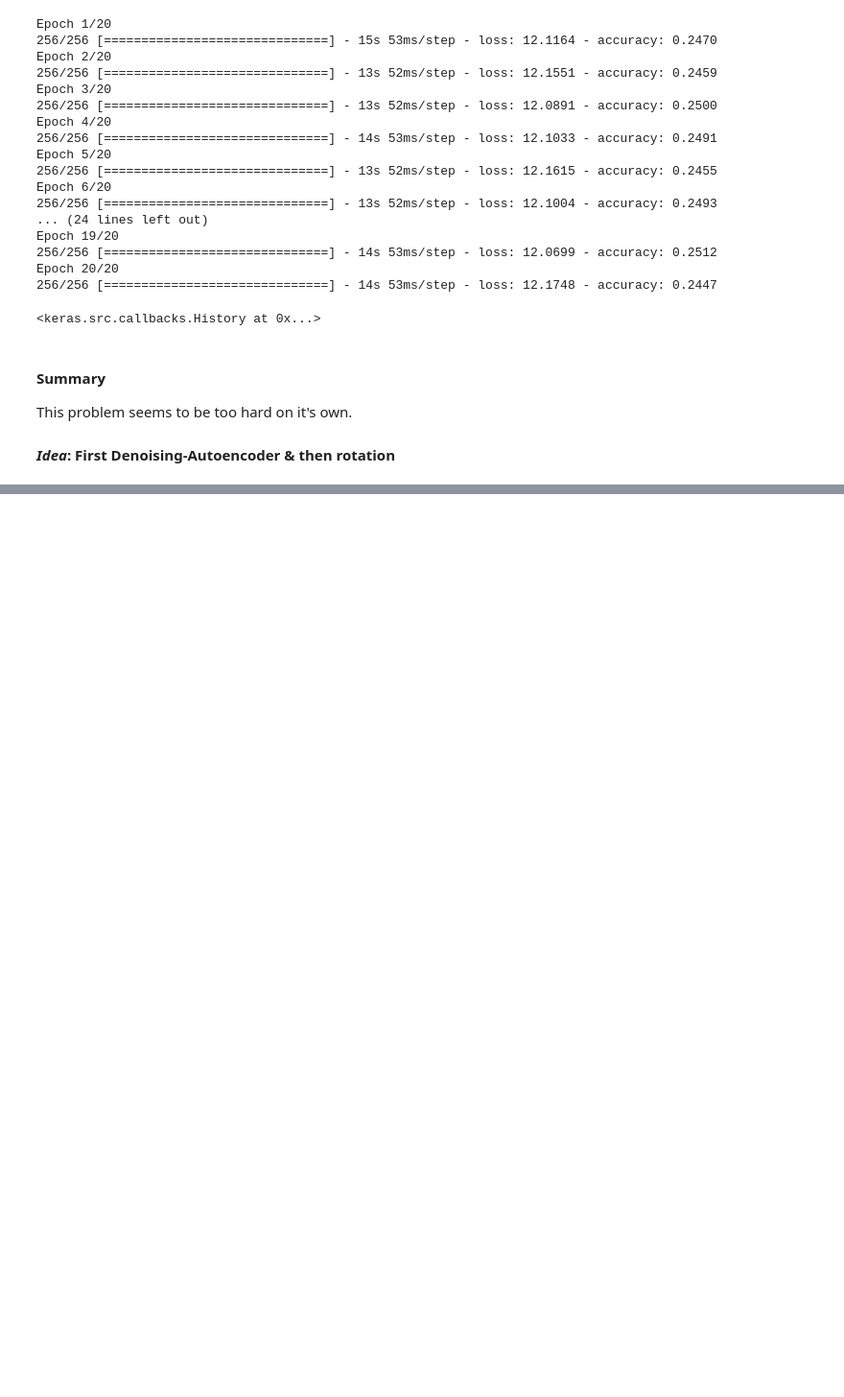
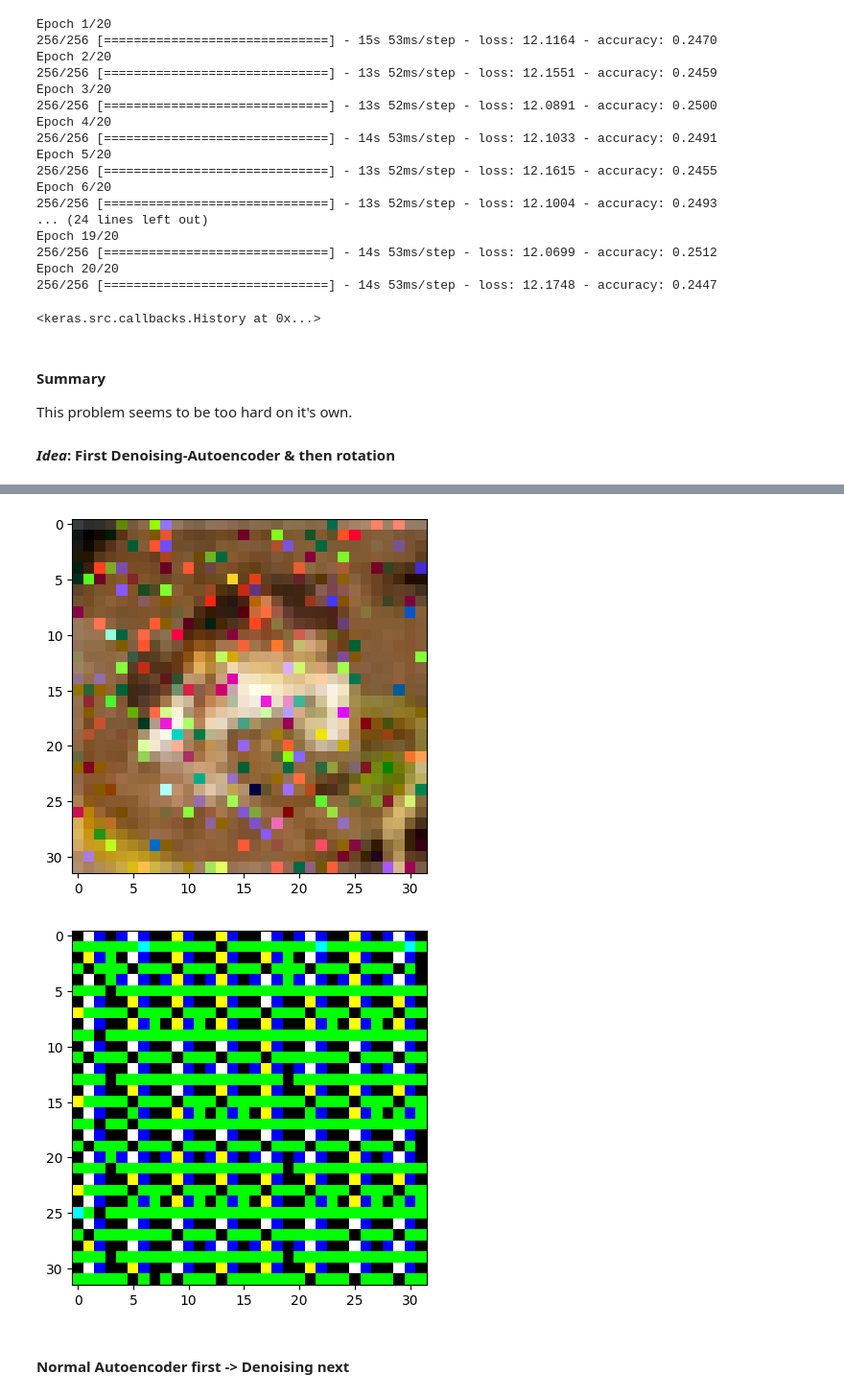
Before and after one commit to philippreinig/idl, a Jupyter notebook: assignments_10/idl_a10_abremer.ipynb, the cells around one changed output, grey strips where cells are left out. Shown at 96% size. Drawn from its saved outputs; the diff is of its cells as text; code cells hidden in the pictures; blank space fills up the shorter version.

```diff
--- a/assignments_10/idl_a10_abremer.ipynb
+++ b/assignments_10/idl_a10_abremer.ipynb
@@ -687,0 +757,27 @@ autoencoder = tf.keras.Sequential([encoder, decoder])
+# %%
+encoder = tf.keras.Sequential([
+    tfkl.Conv2D(filters=32, kernel_size=3, padding="same", activation="relu", strides=2),
+    tfkl.MaxPooling2D(strides=1),
+    tfkl.Conv2D(filters=128, kernel_size=5, padding="same", activation="relu", strides=2),
+    tfkl.Conv2D(filters=64, kernel_size=1, padding="same"),
+    tfkl.Conv2D(filters=128, kernel_size=5, padding="same", activation="relu", strides=2),
+    tfkl.Conv2D(filters=256, kernel_size=3, padding="same", activation="relu", strides=2)
+])
+decoder = tf.keras.Sequential([
+    tfkl.Conv2DTranspose(128, 3, padding="same", activation="relu", strides=2),
+    tfkl.Conv2DTranspose(64, 5, padding="same", activation="relu", strides=2),
+    tfkl.Conv2DTranspose(32, 3, padding="same", activation="relu", strides=2),
+    tfkl.Conv2DTranspose(3, 3, padding="same", activation="sigmoid", strides=2)
+])
+
+autoencoder = tf.keras.Sequential([encoder, decoder])
+autoencoder.build((None,32,32,3))
+autoencoder.compile(
+    optimizer=tf.keras.optimizers.Adam(0.1),
+    loss=tf.keras.losses.MeanSquaredError(),
+    metrics=['accuracy']
+)
+# %%
+noised_train_imgs = noisify_imgs(np.copy(train_images), noise_amount=0.1)
+# %%
+noised_train_data = tf.data.Dataset.from_tensor_slices((noised_train_imgs, train_images)).shuffle(50000).batch(128).repeat()
@@ -687,0 +786,2 @@ autoencoder = tf.keras.Sequential([encoder, decoder])
+# %%
+autoencoder.fit(noised_train_data, epochs=20, steps_per_epoch=128)
@@ -687,0 +808,12 @@ autoencoder = tf.keras.Sequential([encoder, decoder])
+# %%
+test_img = np.reshape(noised_train_imgs[0], (1,32,32,3))
+plt.imshow(test_img[0])
+plt.show()
+dn_test_img = autoencoder(test_img)
+plt.imshow(dn_test_img[0])
+plt.show()
+# %% [output]
+[figure, added]
+[figure, added]
+# %% [markdown]
+#### Normal Autoencoder first -> Denoising next
```
Also changed, not shown: parts of 23 cells of this notebook.
